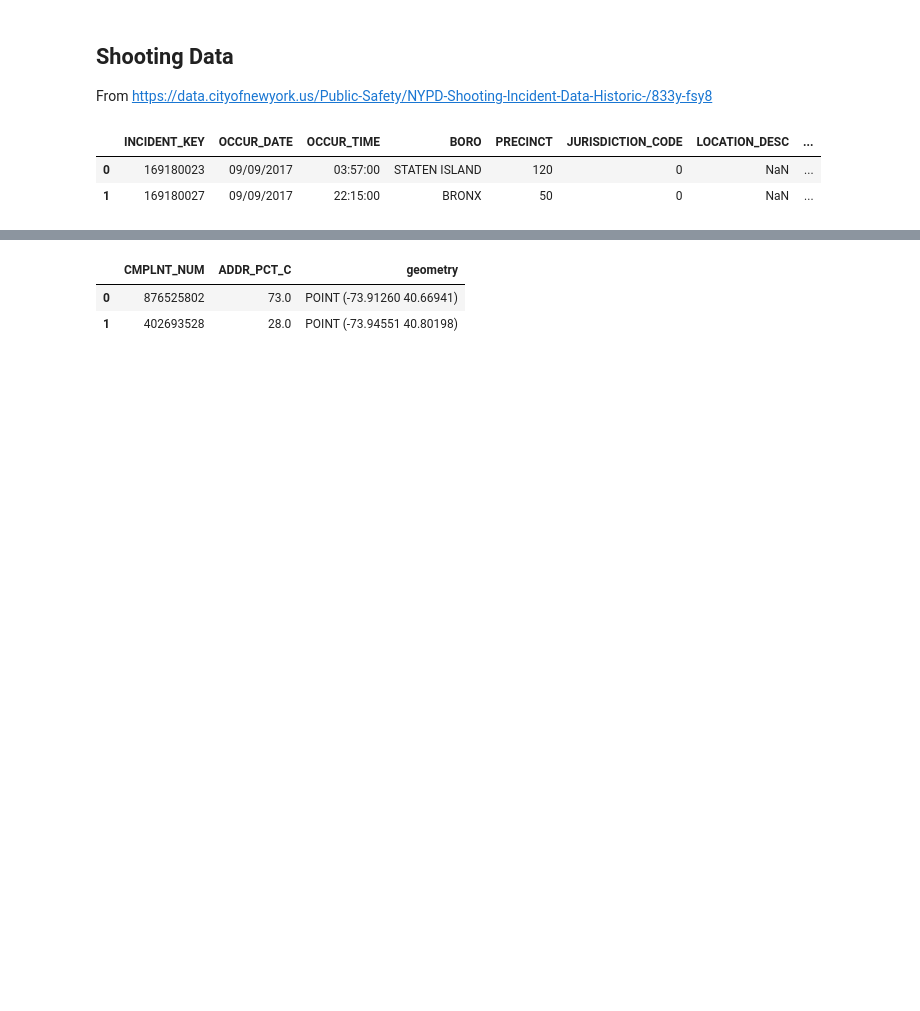
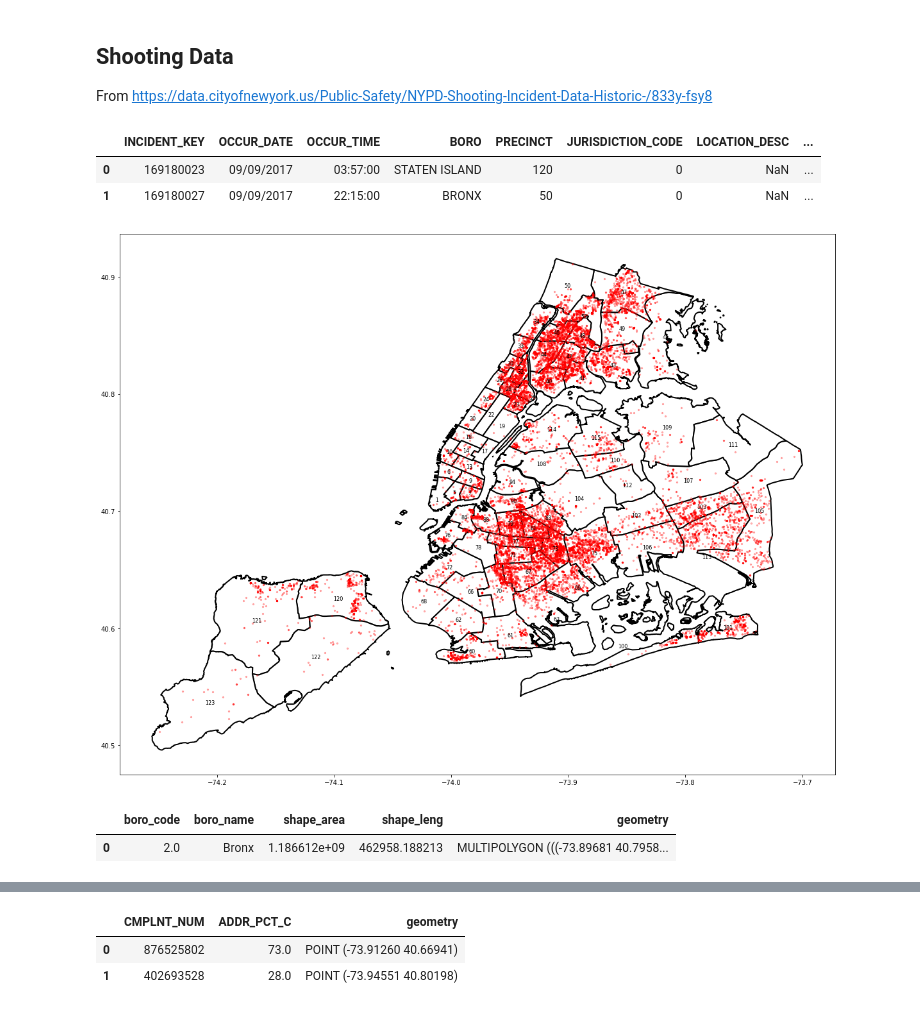
Before and after one commit to MattTriano/NYC_Crime, a Jupyter notebook: analysis/NYC_Crime_EDA_v1.ipynb, the cells around one changed output, grey strips where cells are left out. Drawn from its saved outputs; the diff is of its cells as text; code cells hidden in the pictures; blank space fills up the shorter version.

Commit message:
Made a shootings map of NYC, and refactored some mapping code

```diff
--- a/analysis/NYC_Crime_EDA_v1.ipynb
+++ b/analysis/NYC_Crime_EDA_v1.ipynb
@@ -19,0 +96,6 @@ display(HTML("<style>.container { width:100% !important; }</style>"))
+# %%
+figsize = (20,20)
+fig, ax = plt.subplots(figsize=figsize)
+base = boroughs.plot(figsize=figsize, color='white', edgecolor='black', linewidth=2, ax=ax)
+for idx, row in boroughs.iterrows():
+    plt.annotate(s=row['name'], xy=row['coords'], horizontalalignment='center', verticalalignment='center', fontsize=7)
@@ -145,3 +231,20 @@ shoot_hist.head(2)
 |  | INCIDENT_KEY | OCCUR_DATE | OCCUR_TIME | BORO | PRECINCT | JURISDICTION_CODE | LOCATION_DESC | ... |
 | 0 | 169180023 | 09/09/2017 | 03:57:00 | STATEN ISLAND | 120 | 0 | NaN | ... |
 | 1 | 169180027 | 09/09/2017 | 22:15:00 | BRONX | 50 | 0 | NaN | ... |
+# %%
+figsize = (20,20)
+fig, ax = plt.subplots(figsize=figsize)
+base = precincts.plot(figsize=figsize, color='white', edgecolor='black', linewidth=2, ax=ax)
+ax = shooting_hist_df.plot(marker='o', color='red', markersize=5, alpha=0.3, ax=ax)
+
+for idx, row in precincts.iterrows():
+    plt.annotate(s=row['precinct'], xy=row['coords'], horizontalalignment='center', verticalalignment='center', fontsize=8)
+
+# ax.grid(None)
+# %% [output]
+[figure, added]
+# %%
+boroughs.head(1)
+# %% [output]
+|  | boro_code | boro_name | shape_area | shape_leng | geometry |
+| 0 | 2.0 | Bronx | 1.186612e+09 | 462958.188213 | MULTIPOLYGON (((-73.89681 40.7958... |
```
Also changed, not shown: parts of 11 cells of this notebook.
